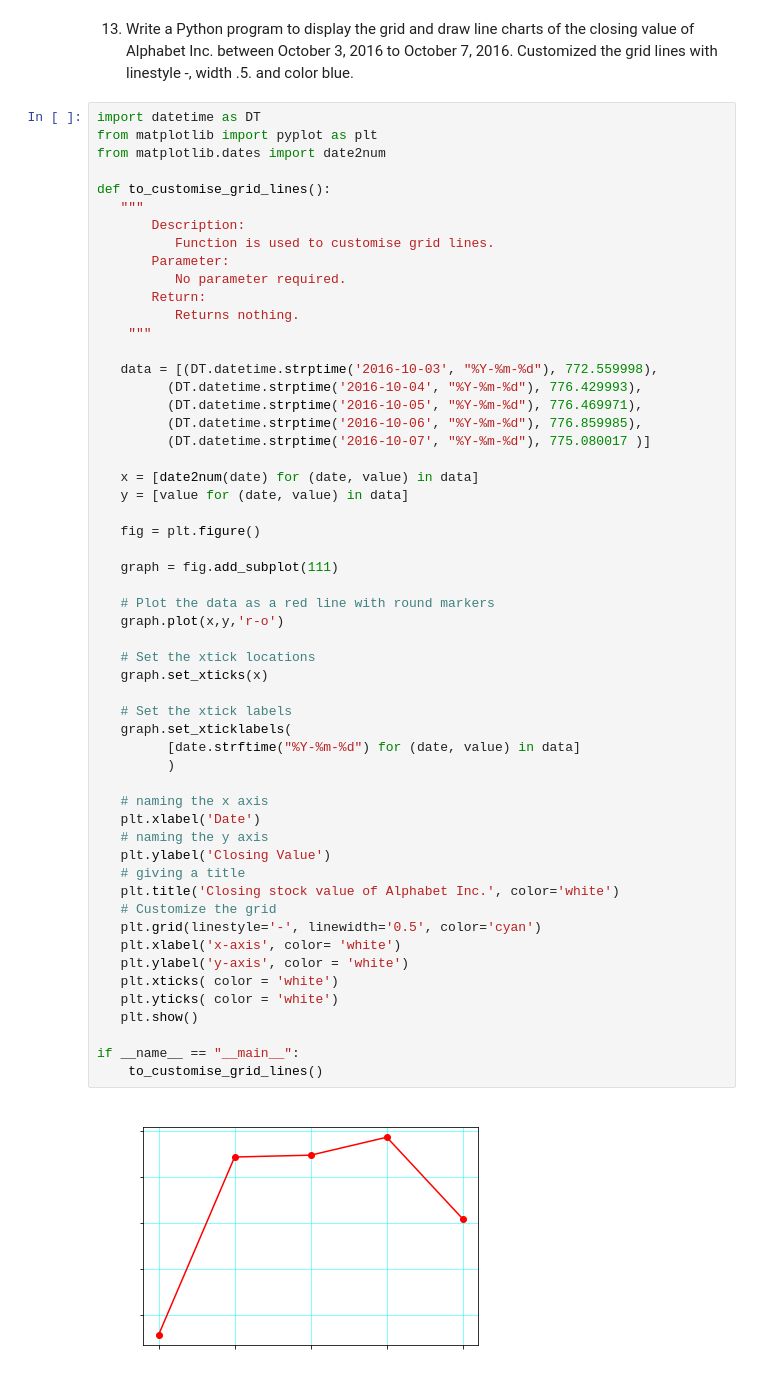
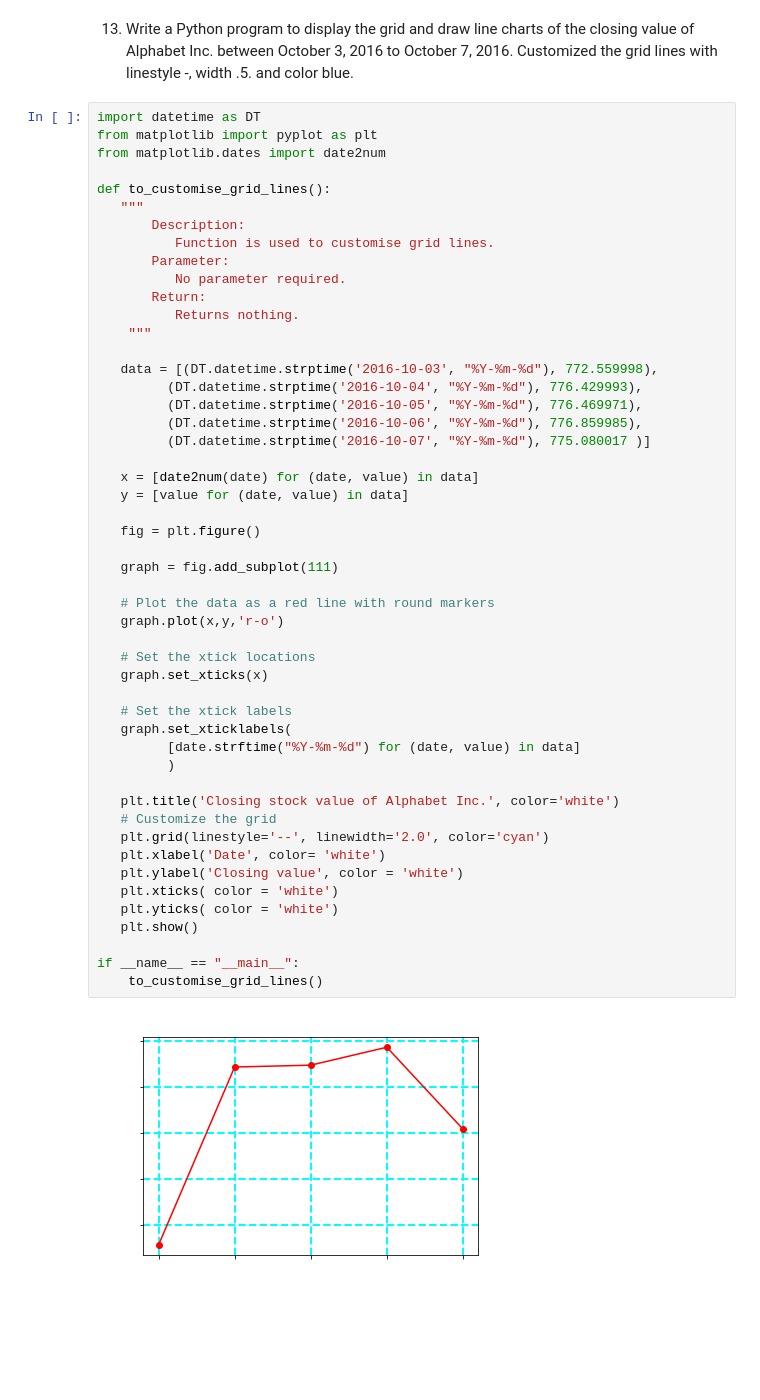
Before and after one commit to shaikhfarzana/Python-Libraries, a Jupyter notebook: Mathplotlib_Problems/Matplotlib_Problems.ipynb, the cells around one changed output. Cells and saved outputs as stored; diff of their text form; blank space fills up the shorter version.

Commit message:
[Farzana] Add: Python program to customise major and minor grid.

```diff
--- a/Mathplotlib_Problems/Matplotlib_Problems.ipynb
+++ b/Mathplotlib_Problems/Matplotlib_Problems.ipynb
@@ -442,39 +442,34 @@ def to_customise_grid_lines():
          (DT.datetime.strptime('2016-10-06', "%Y-%m-%d"), 776.859985),
          (DT.datetime.strptime('2016-10-07', "%Y-%m-%d"), 775.080017 )]
 
    x = [date2num(date) for (date, value) in data]
    y = [value for (date, value) in data]
 
    fig = plt.figure()
 
    graph = fig.add_subplot(111)
 
    # Plot the data as a red line with round markers
    graph.plot(x,y,'r-o')
 
    # Set the xtick locations
    graph.set_xticks(x)
 
    # Set the xtick labels
    graph.set_xticklabels(
          [date.strftime("%Y-%m-%d") for (date, value) in data]
          )
 
-   # naming the x axis
-   plt.xlabel('Date')
-   # naming the y axis
-   plt.ylabel('Closing Value')
-   # giving a title
    plt.title('Closing stock value of Alphabet Inc.', color='white')
    # Customize the grid
-   plt.grid(linestyle='-', linewidth='0.5', color='cyan')
-   plt.xlabel('x-axis', color= 'white')
-   plt.ylabel('y-axis', color = 'white')
+   plt.grid(linestyle='--', linewidth='2.0', color='cyan')
+   plt.xlabel('Date', color= 'white')
+   plt.ylabel('Closing value', color = 'white')
    plt.xticks( color = 'white')
    plt.yticks( color = 'white')
    plt.show()
 
 if __name__ == "__main__":
     to_customise_grid_lines()
 # %% [output]
-[figure, old version]
+[figure, new version]
```
Also changed, not shown: parts of 6 cells of this notebook.
